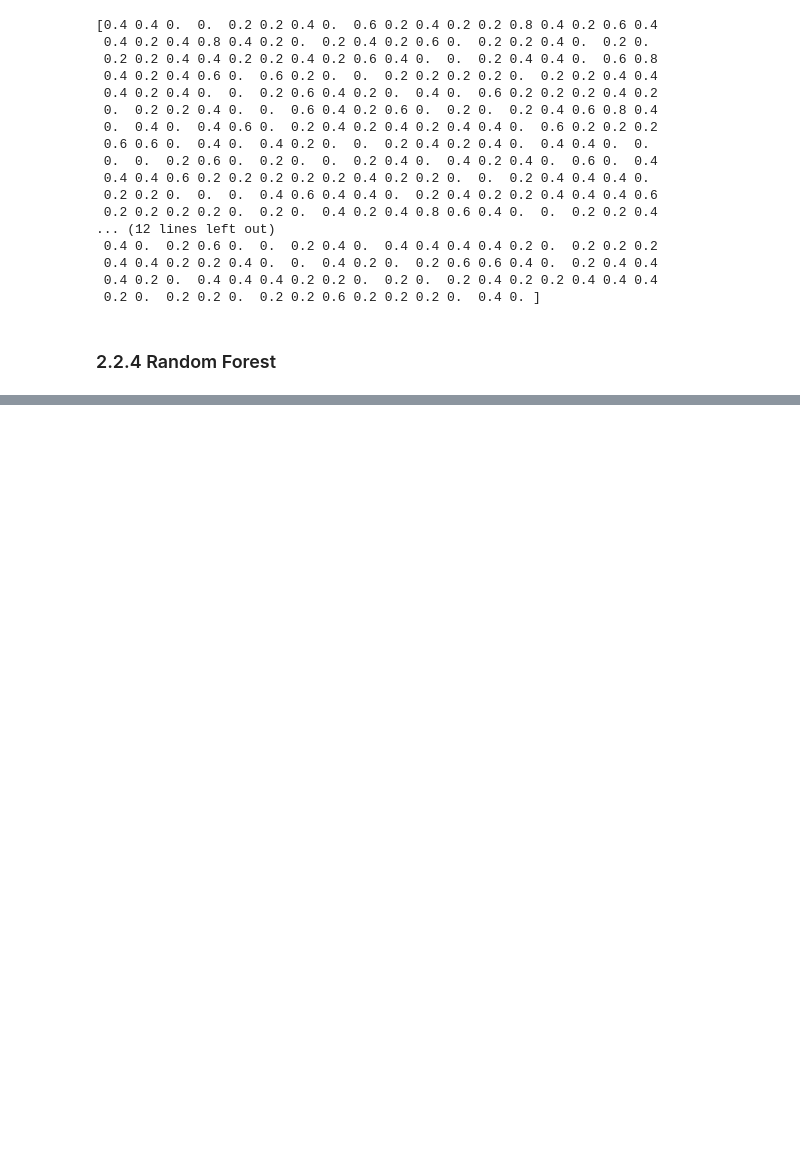
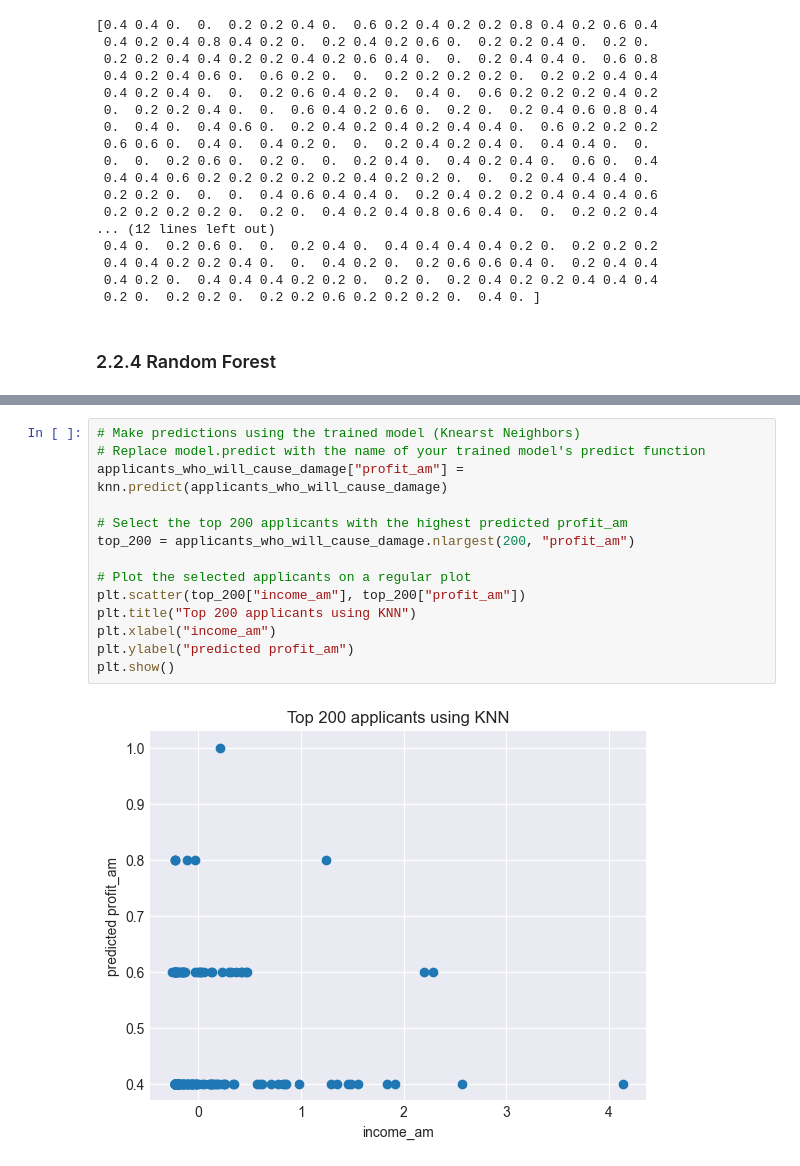
Before and after one commit to TomasHeyneman/Project-ML-, a Jupyter notebook: project.ipynb, the cells around one changed output, grey strips where cells are left out. Drawn from its saved outputs; the diff is of its cells as text; blank space fills up the shorter version.

```diff
--- a/project.ipynb
+++ b/project.ipynb
@@ -1459,0 +1691,16 @@ print(damages_pred)
+# %%
+# Make predictions using the trained model (Knearst Neighbors)
+# Replace model.predict with the name of your trained model's predict function
+applicants_who_will_cause_damage["profit_am"] = knn.predict(applicants_who_will_cause_damage)
+
+# Select the top 200 applicants with the highest predicted profit_am
+top_200 = applicants_who_will_cause_damage.nlargest(200, "profit_am")
+
+# Plot the selected applicants on a regular plot
+plt.scatter(top_200["income_am"], top_200["profit_am"])
+plt.title("Top 200 applicants using KNN")
+plt.xlabel("income_am")
+plt.ylabel("predicted profit_am")
+plt.show()
+# %% [output]
+[figure, added]
```
Also changed, not shown: parts of 27 cells of this notebook, 1 other file.
